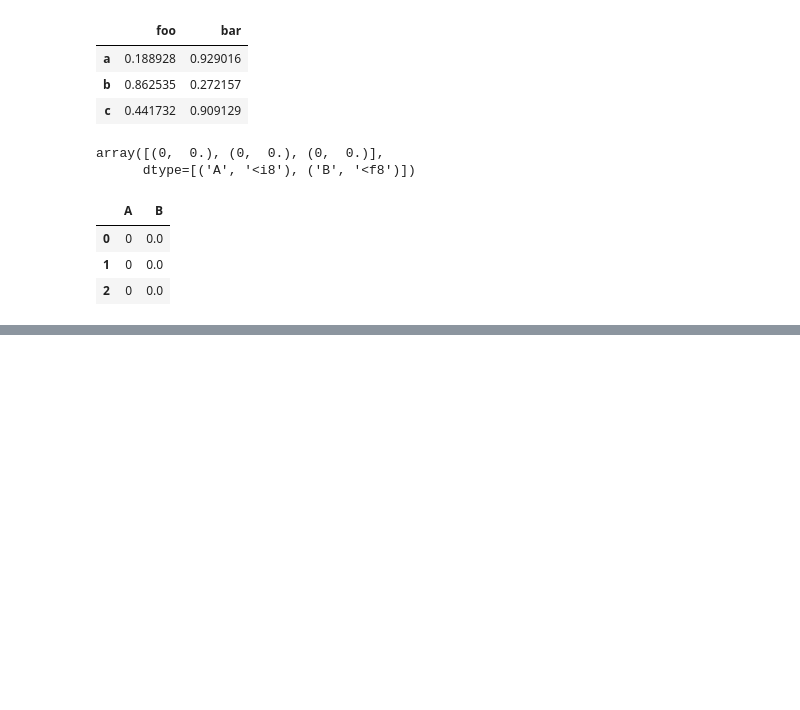
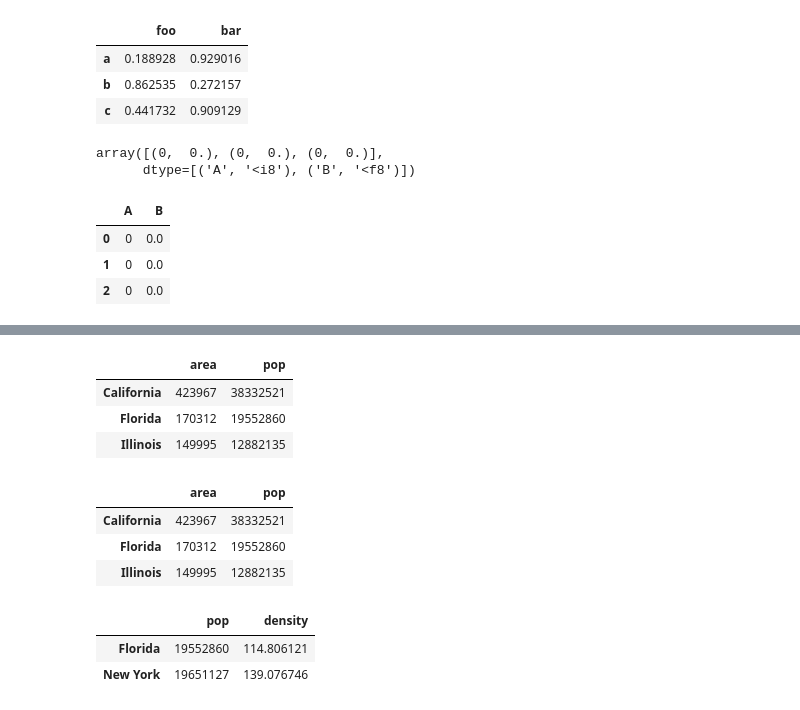
Before and after one commit to Razor-87/vanderplas-pdsh, a Jupyter notebook: Chapter [3.1].ipynb, the cells around one changed output, grey strips where cells are left out. Drawn from its saved outputs; the diff is of its cells as text; code cells hidden in the pictures; blank space fills up the shorter version.

```diff
--- a/Chapter [3.1].ipynb
+++ b/Chapter [3.1].ipynb
@@ -209,0 +441,20 @@ pd.DataFrame(A)
+# %%
+data.loc[:'Illinois', :'pop']
+# %% [output]
+|  | area | pop |
+| California | 423967 | 38332521 |
+| Florida | 170312 | 19552860 |
+| Illinois | 149995 | 12882135 |
+# %%
+data.ix[:3, :'pop']
+# %% [output]
+|  | area | pop |
+| California | 423967 | 38332521 |
+| Florida | 170312 | 19552860 |
+| Illinois | 149995 | 12882135 |
+# %%
+data.loc[data.density > 100, ['pop', 'density']]
+# %% [output]
+|  | pop | density |
+| Florida | 19552860 | 114.806121 |
+| New York | 19651127 | 139.076746 |
```
Also changed, not shown: parts of 42 cells of this notebook.
